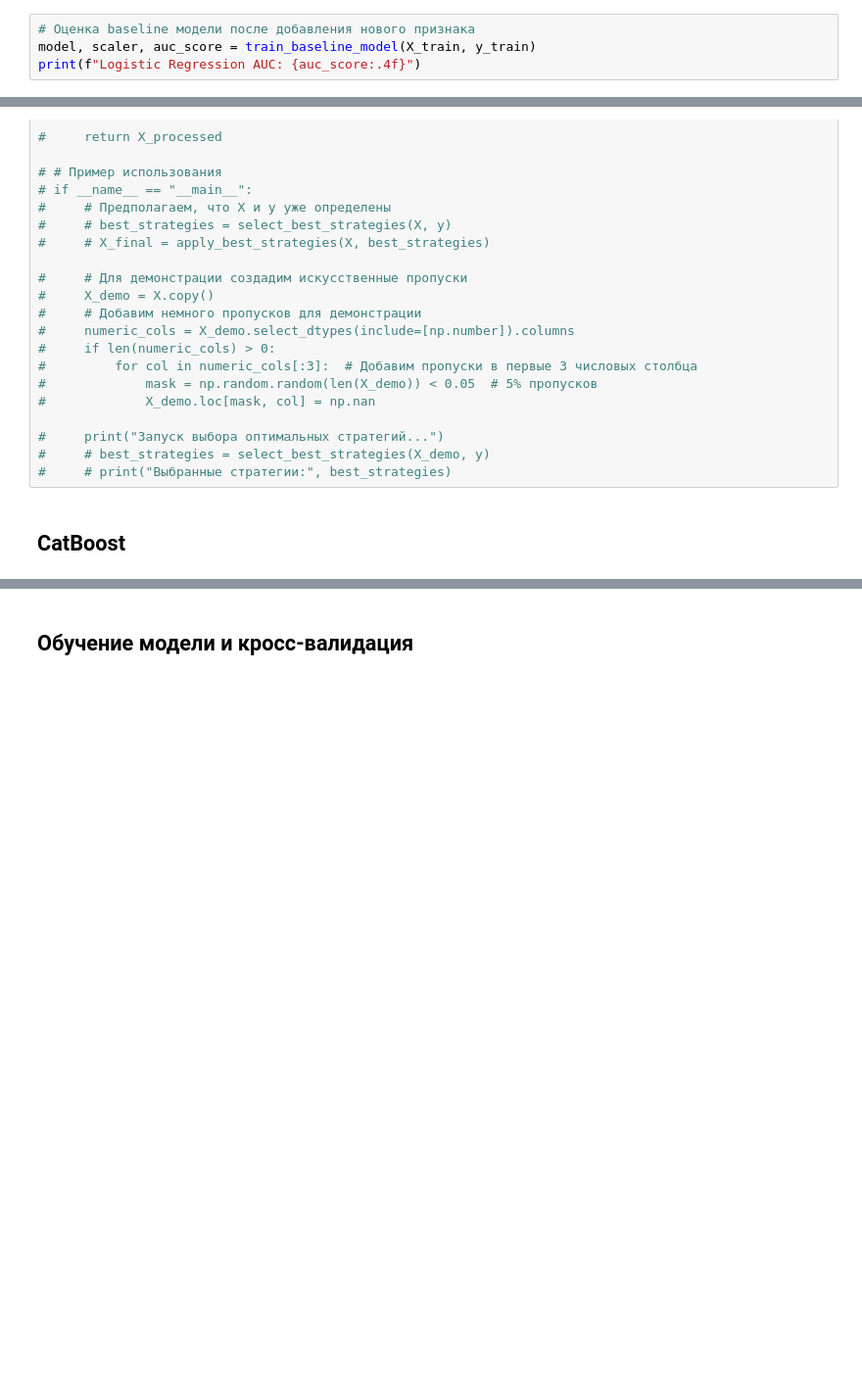
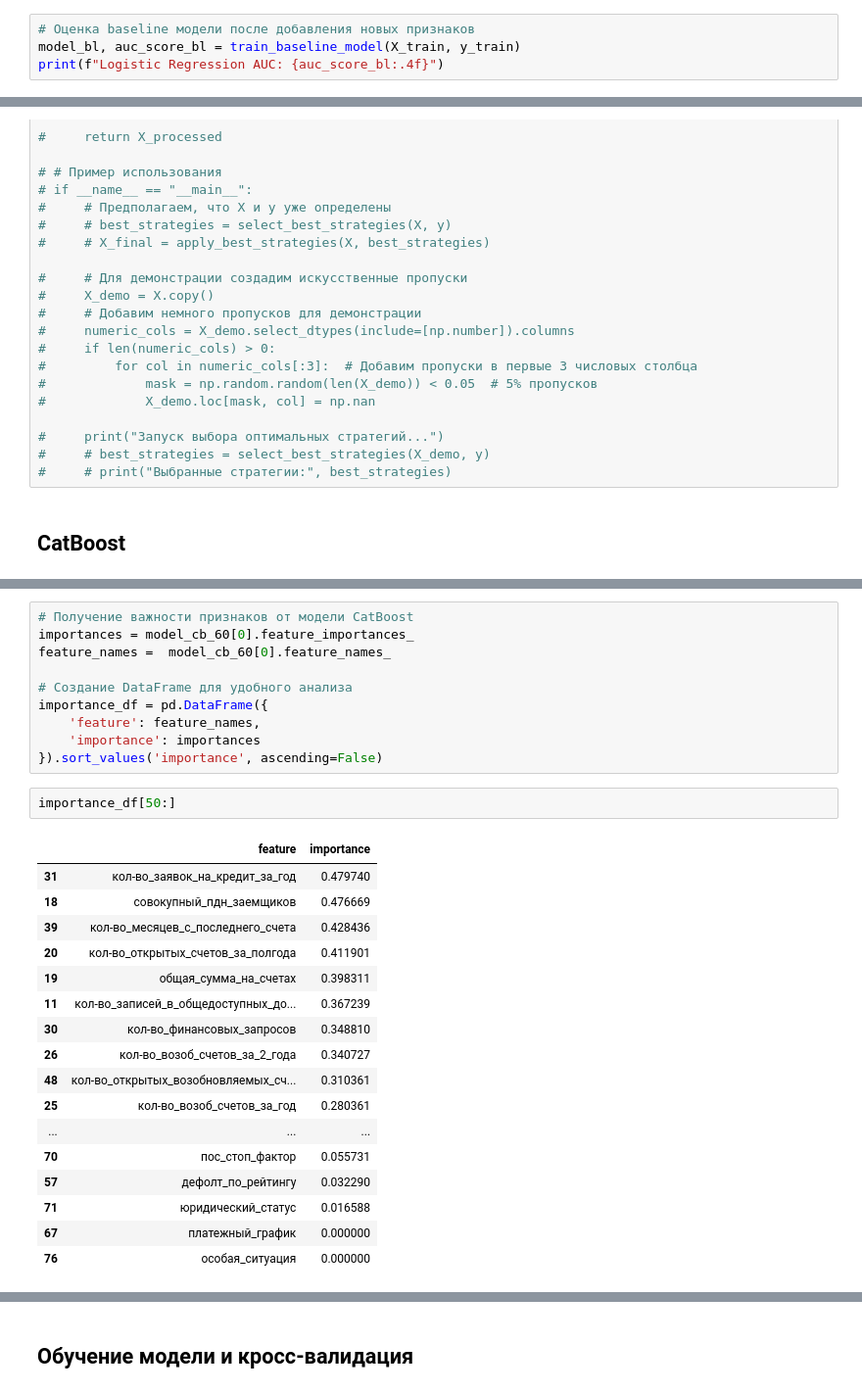
Before and after one commit to skytecat/CreditScoring, a Jupyter notebook: credit_scoring.ipynb, the cells around one changed output, grey strips where cells are left out. Shown at 98% size. Drawn from its saved outputs; the diff is of its cells as text; blank space fills up the shorter version.

Commit message:
CatBoost train, features to remove

```diff
--- a/credit_scoring.ipynb
+++ b/credit_scoring.ipynb
@@ -446,7 +439,7 @@ Logistic Regression AUC: 0.7355
 **баланс_к\_аннуитету:**
 Отношение оборотного баланса к ежемесячному аннуитетному платежу. Отражает, во сколько раз баланс превышает обязательный ежемесячный платёж.
 # %%
-# Оценка baseline модели после добавления нового признака
-model, scaler, auc_score = train_baseline_model(X_train, y_train)
-print(f"Logistic Regression AUC: {auc_score:.4f}")
+# Оценка baseline модели после добавления новых признаков
+model_bl, auc_score_bl = train_baseline_model(X_train, y_train)
+print(f"Logistic Regression AUC: {auc_score_bl:.4f}")
 # %% [output]
@@ -713,0 +985,30 @@ print(evaluate_feature_selection_strategies(X_train, y_train))
+# %%
+# Получение важности признаков от модели CatBoost
+importances = model_cb_60[0].feature_importances_
+feature_names =  model_cb_60[0].feature_names_
+
+# Создание DataFrame для удобного анализа
+importance_df = pd.DataFrame({
+    'feature': feature_names,
+    'importance': importances
+}).sort_values('importance', ascending=False)
+# %%
+importance_df[50:]
+# %% [output]
+|  | feature | importance |
+| 31 | кол-во_заявок_на_кредит_за_год | 0.479740 |
+| 18 | совокупный_пдн_заемщиков | 0.476669 |
+| 39 | кол-во_месяцев_с_последнего_счета | 0.428436 |
+| 20 | кол-во_открытых_счетов_за_полгода | 0.411901 |
+| 19 | общая_сумма_на_счетах | 0.398311 |
+| 11 | кол-во_записей_в_общедоступных_до... | 0.367239 |
+| 30 | кол-во_финансовых_запросов | 0.348810 |
+| 26 | кол-во_возоб_счетов_за_2_года | 0.340727 |
+| 48 | кол-во_открытых_возобновляемых_сч... | 0.310361 |
+| 25 | кол-во_возоб_счетов_за_год | 0.280361 |
+| ... | ... | ... |
+| 70 | пос_стоп_фактор | 0.055731 |
+| 57 | дефолт_по_рейтингу | 0.032290 |
+| 71 | юридический_статус | 0.016588 |
+| 67 | платежный_график | 0.000000 |
+| 76 | особая_ситуация | 0.000000 |
```
Also changed, not shown: parts of 21 cells of this notebook.
